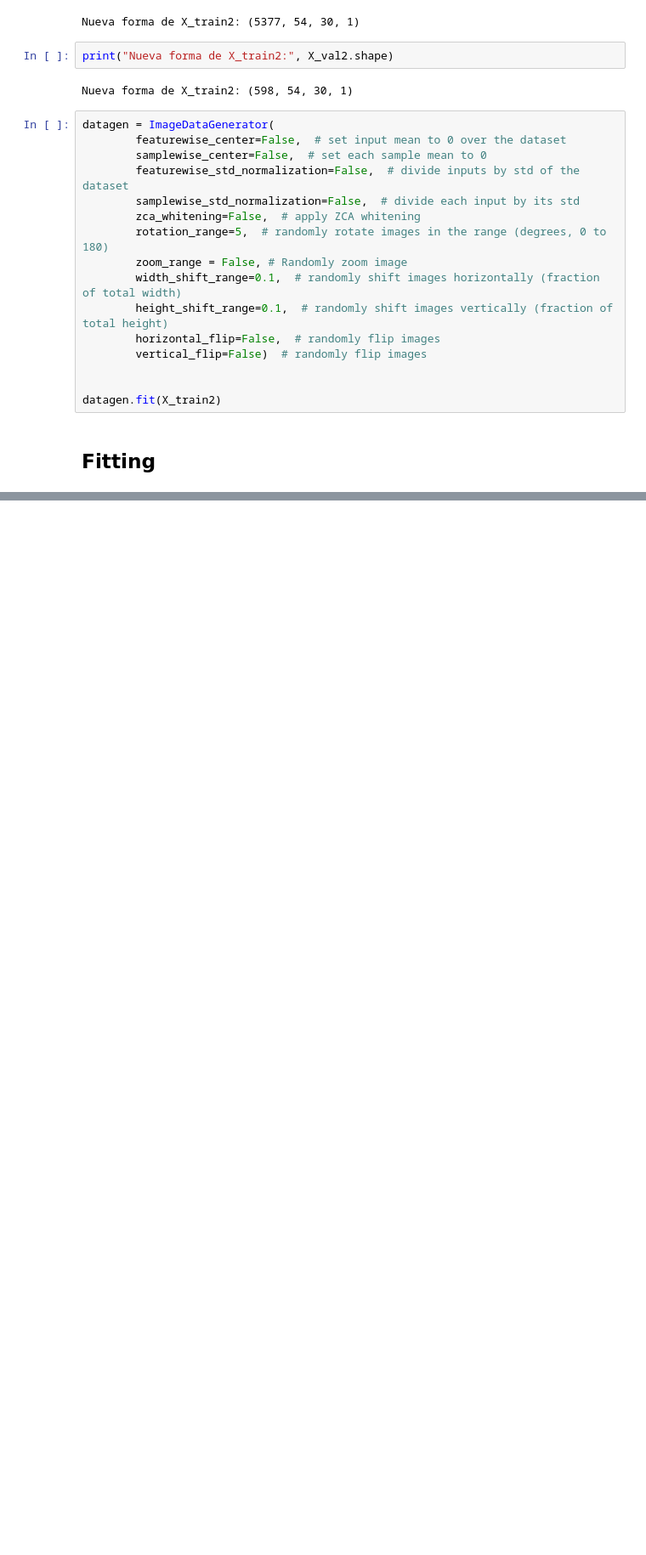
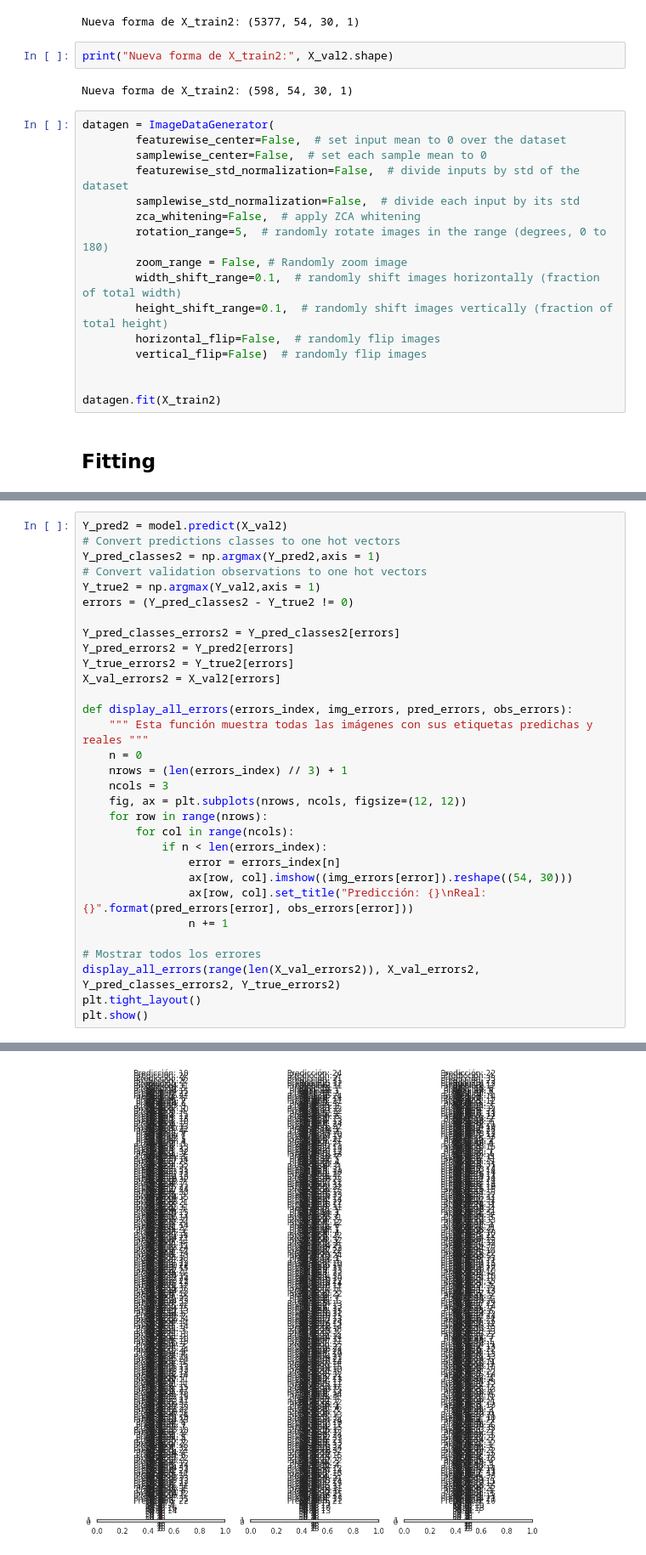
Before and after one commit to cabamarcos/Captcha_recognition, a Jupyter notebook: IAO.ipynb, the cells around one changed output, grey strips where cells are left out. Shown at 85% size. Saved outputs shown, nothing was run; the diff lists cells and outputs as text; blank space fills up the shorter version.

```diff
--- a/IAO.ipynb
+++ b/IAO.ipynb
@@ -1015,0 +976,32 @@ El tiempo total es:  2864.8055078983307
+# %%
+Y_pred2 = model.predict(X_val2)
+# Convert predictions classes to one hot vectors
+Y_pred_classes2 = np.argmax(Y_pred2,axis = 1)
+# Convert validation observations to one hot vectors
+Y_true2 = np.argmax(Y_val2,axis = 1)
+errors = (Y_pred_classes2 - Y_true2 != 0)
+
+Y_pred_classes_errors2 = Y_pred_classes2[errors]
+Y_pred_errors2 = Y_pred2[errors]
+Y_true_errors2 = Y_true2[errors]
+X_val_errors2 = X_val2[errors]
+
+def display_all_errors(errors_index, img_errors, pred_errors, obs_errors):
+    """ Esta función muestra todas las imágenes con sus etiquetas predichas y reales """
+    n = 0
+    nrows = (len(errors_index) // 3) + 1
+    ncols = 3
+    fig, ax = plt.subplots(nrows, ncols, figsize=(12, 12))
+    for row in range(nrows):
+        for col in range(ncols):
+            if n < len(errors_index):
+                error = errors_index[n]
+                ax[row, col].imshow((img_errors[error]).reshape((54, 30)))
+                ax[row, col].set_title("Predicción: {}\nReal: {}".format(pred_errors[error], obs_errors[error]))
+                n += 1
+
+# Mostrar todos los errores
+display_all_errors(range(len(X_val_errors2)), X_val_errors2, Y_pred_classes_errors2, Y_true_errors2)
+plt.tight_layout()
+plt.show()
+# %% [output]
@@ -1015,0 +1009 @@ El tiempo total es:  2864.8055078983307
+[figure, added]
```
Also changed, not shown: parts of 37 cells of this notebook.
